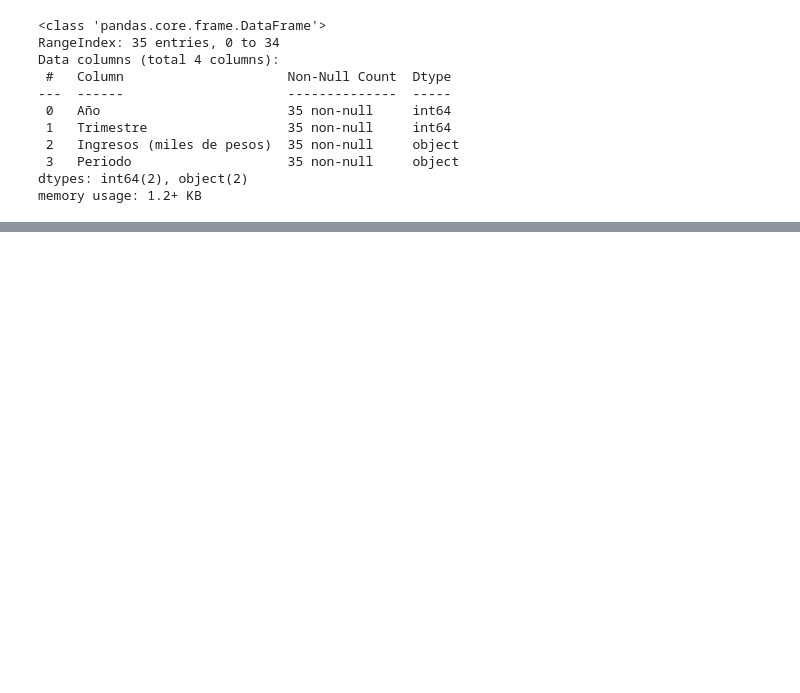
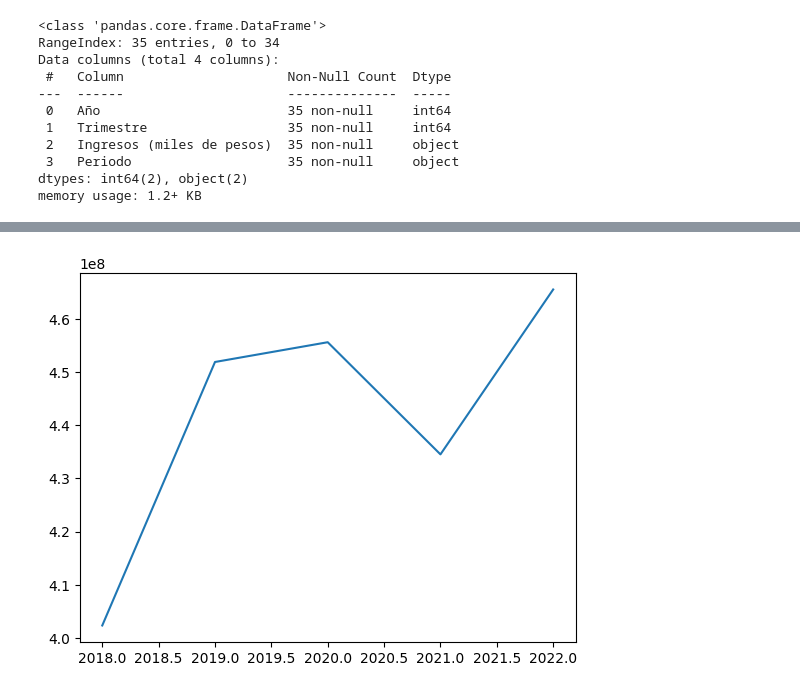
Before and after one commit to lilJuan4168/PI-DataAnalytics, a Jupyter notebook: EDA.ipynb, the cells around one changed output, grey strips where cells are left out. Saved outputs shown, nothing was run; the diff lists cells and outputs as text; code cells hidden in the pictures; blank space fills up the shorter version.

```diff
--- a/EDA.ipynb
+++ b/EDA.ipynb
@@ -317,0 +349,5 @@ usdcot = usdcot['maximo'].groupby(usdcot['years']).mean()
+# %%
+plt.plot(newtab['years'], newtab['ingresosUSD'])
+plt.show()
+# %% [output]
+[figure, added]
```
Also changed, not shown: parts of 30 cells of this notebook.
